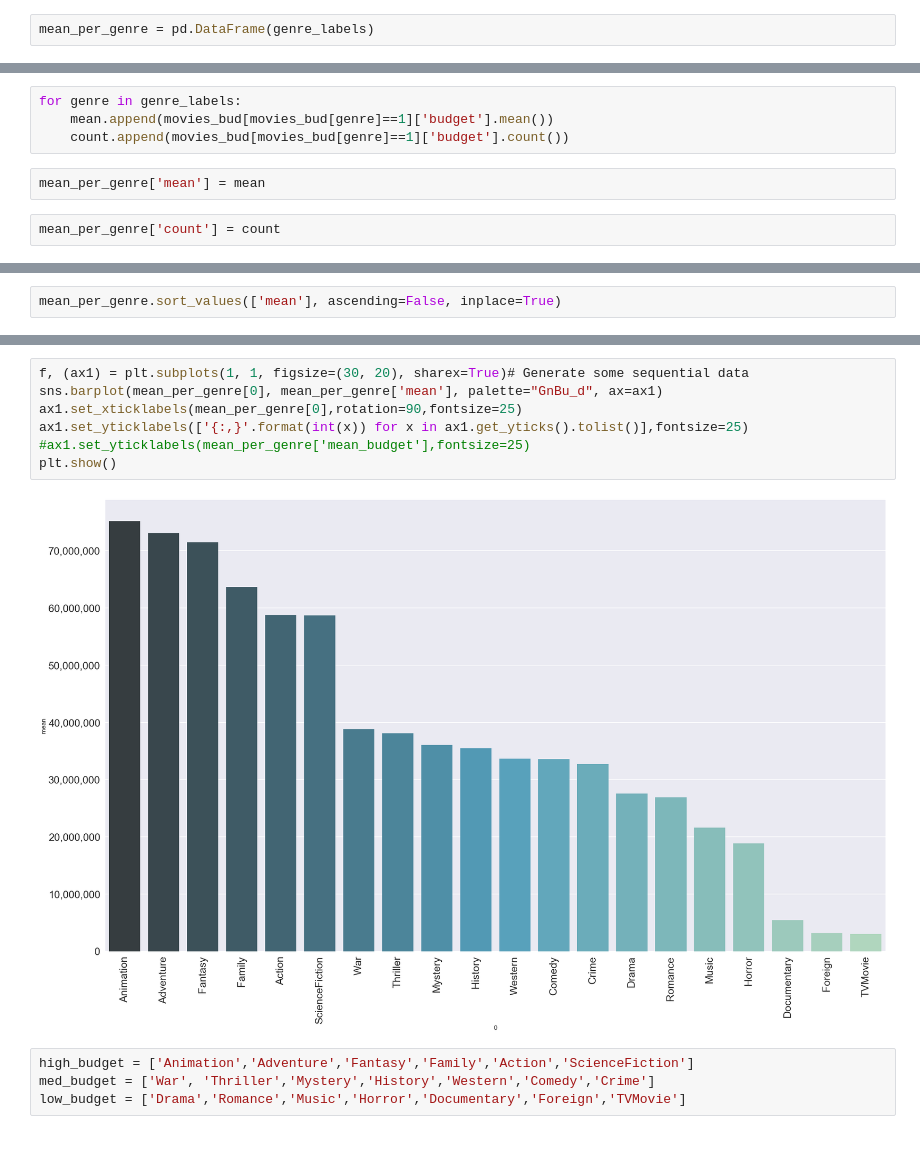
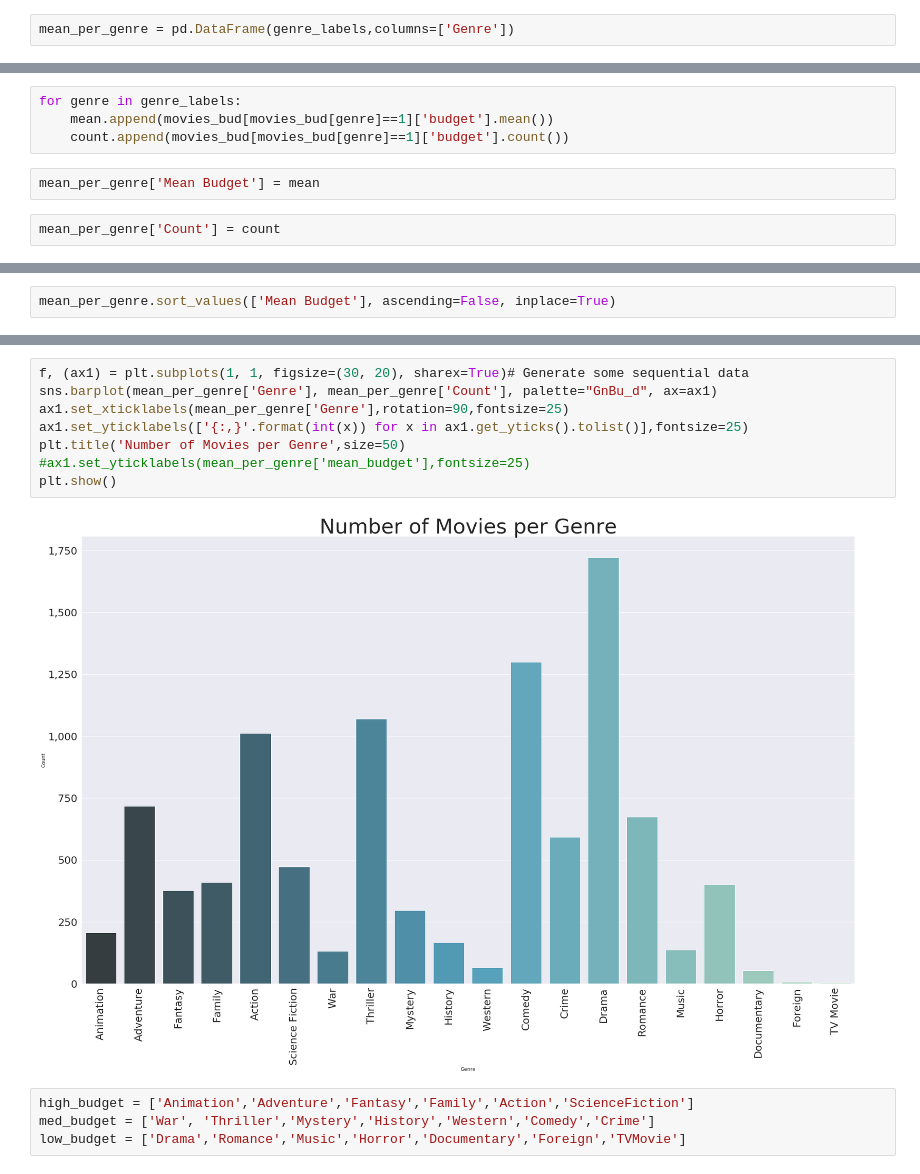
Before and after one commit to marrieu/Project_Samples, a Jupyter notebook: Movie Budget Analysis .ipynb, the cells around one changed output, grey strips where cells are left out. Saved outputs shown, nothing was run; the diff lists cells and outputs as text; blank space fills up the shorter version.

Commit message:
adding new graphs

```diff
--- a/Movie Budget Analysis .ipynb
+++ b/Movie Budget Analysis .ipynb
@@ -371,5 +346,5 @@ year[year['year'] == 2016]
 # %%
-mean_per_genre = pd.DataFrame(genre_labels)
+mean_per_genre = pd.DataFrame(genre_labels,columns=['Genre'])
 # %%
 mean = []
 count = []
@@ -378,6 +353,6 @@ for genre in genre_labels:
     mean.append(movies_bud[movies_bud[genre]==1]['budget'].mean())
     count.append(movies_bud[movies_bud[genre]==1]['budget'].count())
 # %%
-mean_per_genre['mean'] = mean
+mean_per_genre['Mean Budget'] = mean
 # %%
-mean_per_genre['count'] = count
+mean_per_genre['Count'] = count
@@ -404,2 +359,2 @@ mean_per_genre
 # %%
-mean_per_genre.sort_values(['mean'], ascending=False, inplace=True)
+mean_per_genre.sort_values(['Mean Budget'], ascending=False, inplace=True)
@@ -406,12 +372,13 @@ mean_per_genre.sort_values(['mean'], ascending=False, inplace=True)
 # %%
 f, (ax1) = plt.subplots(1, 1, figsize=(30, 20), sharex=True)# Generate some sequential data
-sns.barplot(mean_per_genre[0], mean_per_genre['mean'], palette="GnBu_d", ax=ax1)
-ax1.set_xticklabels(mean_per_genre[0],rotation=90,fontsize=25)
+sns.barplot(mean_per_genre['Genre'], mean_per_genre['Count'], palette="GnBu_d", ax=ax1)
+ax1.set_xticklabels(mean_per_genre['Genre'],rotation=90,fontsize=25)
 ax1.set_yticklabels(['{:,}'.format(int(x)) for x in ax1.get_yticks().tolist()],fontsize=25)
+plt.title('Number of Movies per Genre',size=50)
 #ax1.set_yticklabels(mean_per_genre['mean_budget'],fontsize=25)
 plt.show()
 # %% [output]
-[figure, old version]
+[figure, new version]
 # %%
 high_budget = ['Animation','Adventure','Fantasy','Family','Action','ScienceFiction']
 med_budget = ['War', 'Thriller','Mystery','History','Western','Comedy','Crime']
```
Also changed, not shown: parts of 22 cells of this notebook.
